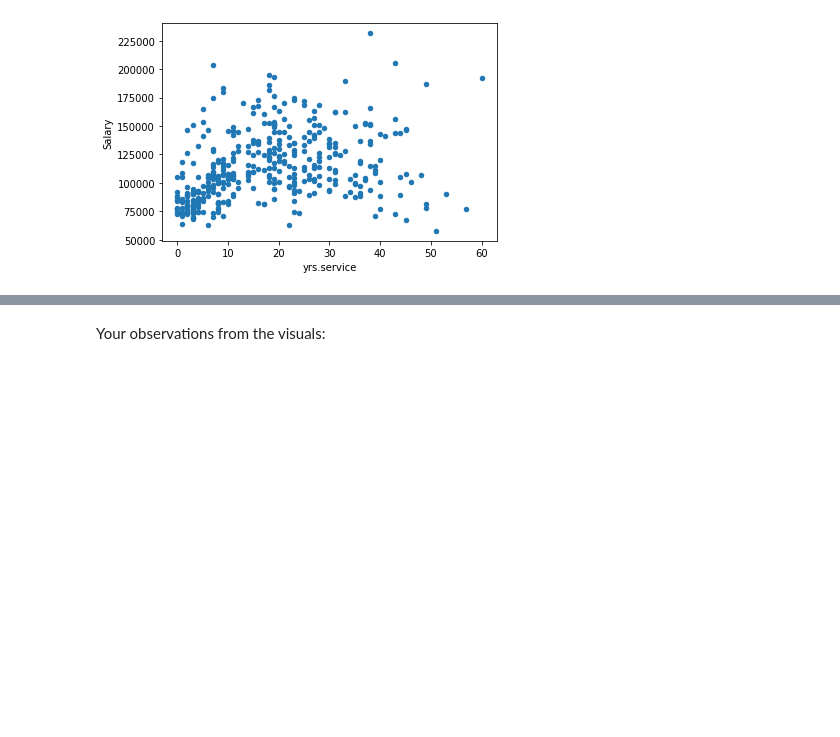
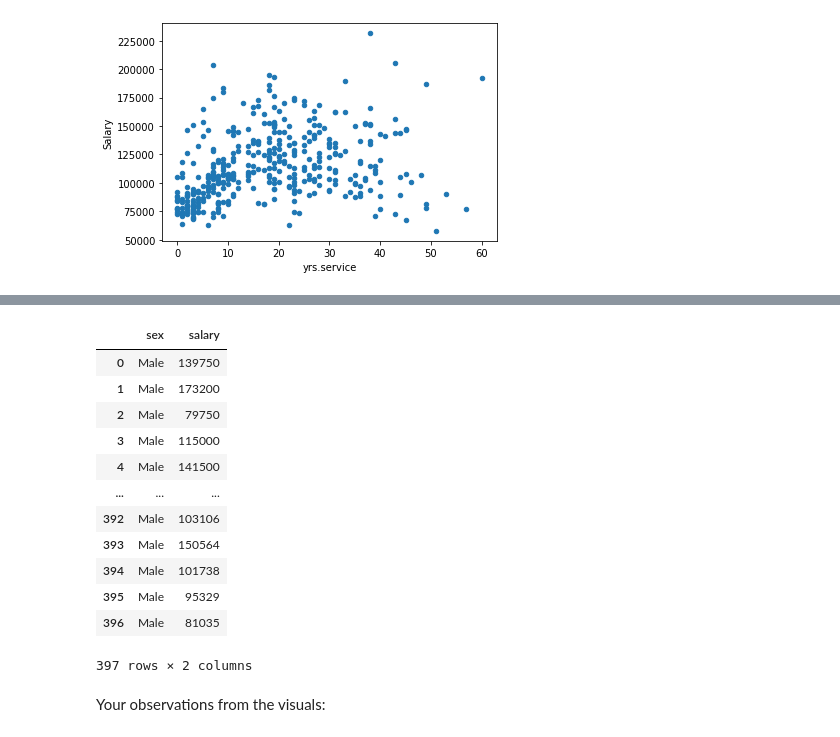
Before and after one commit to niteen11/cuny_lagcc_micro_credential_data_analytics, a Jupyter notebook: Python/Unit3_Python_Advanced_Pandas_DataWrangling_Assignment.ipynb, the cells around one changed output, grey strips where cells are left out. Saved outputs shown, nothing was run; the diff lists cells and outputs as text; code cells hidden in the pictures; blank space fills up the shorter version.

```diff
--- a/Python/Unit3_Python_Advanced_Pandas_DataWrangling_Assignment.ipynb
+++ b/Python/Unit3_Python_Advanced_Pandas_DataWrangling_Assignment.ipynb
@@ -265,3 +264,19 @@ array([[<matplotlib.axes._subplots.AxesSubplot object at 0x...>]],
+# %%
+sex_salary
+# %% [output]
+|  | sex | salary |
+| 0 | Male | 139750 |
+| 1 | Male | 173200 |
+| 2 | Male | 79750 |
+| 3 | Male | 115000 |
+| 4 | Male | 141500 |
+| ... | ... | ... |
+| 392 | Male | 103106 |
+| 393 | Male | 150564 |
+| 394 | Male | 101738 |
+| 395 | Male | 95329 |
+| 396 | Male | 81035 |
+397 rows × 2 columns
 # %% [markdown]
 Your observations from the visuals:
 # %% [markdown]
```
Also changed, not shown: parts of 6 cells of this notebook.
